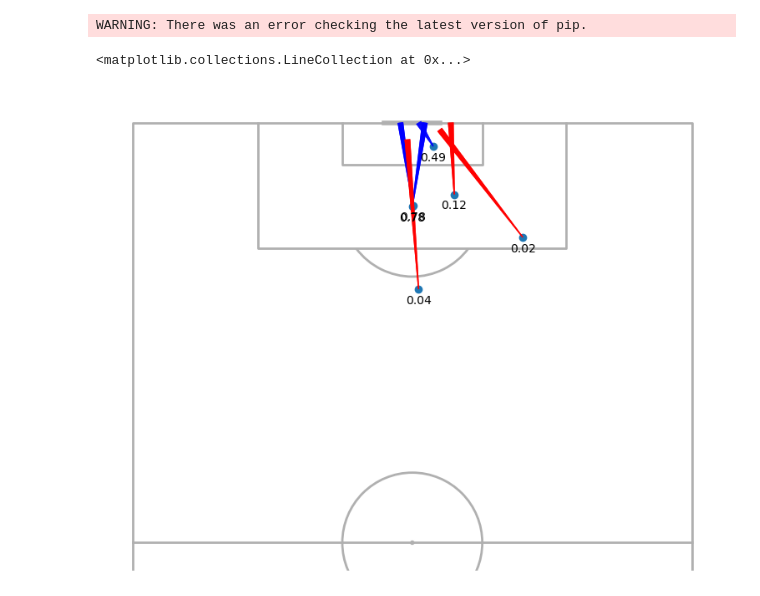
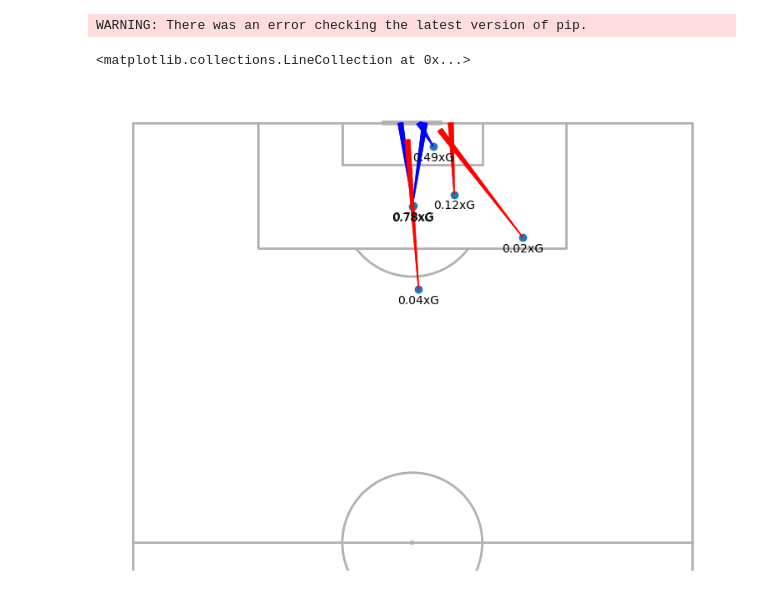
Before and after one commit to victortaouil/StatsBomb_Analysis, a Jupyter notebook: StatsBomb_Messi_Shots.ipynb, the cells around one changed output. Cells and saved outputs as stored; diff of their text form; code cells hidden in the pictures.

```diff
--- a/StatsBomb_Messi_Shots.ipynb
+++ b/StatsBomb_Messi_Shots.ipynb
@@ -186,17 +186,17 @@ non_goal_shots = messi_shots['shot_outcome'].loc[messi_shots['shot_outcome'] !=
 # %%
 #Plotting the pitch with the right passes in green and wrong ones in red. It's important to notice that the Messi's squad is always attacking to the right side of the pitch in this case.
 
 p = VerticalPitch(pitch_type= 'statsbomb', half = True)
 
 fig, ax = p.draw(figsize=(8,6))
 
 p.scatter(x = messi_shots['x_loc_start'], y = messi_shots['y_loc_start'], ax=ax)
 
 for y,x,j in zip(messi_shots['x_loc_start'],messi_shots['y_loc_start'],xG_messi_shot ):
-    p.text((y-1.5), x,j, va='center', ha='center', ax=ax)
+    p.text((y-1.5), x,str(j) + 'xG', va='center', ha='center', ax=ax)
 
 p.lines(xstart = messi_shots['x_loc_start'][goal_shots.index], ystart=messi_shots['y_loc_start'][goal_shots.index], xend= messi_shots['x_loc_end'][goal_shots.index], yend= messi_shots['y_loc_end'][goal_shots.index], ax=ax, comet= True, color = 'blue')
 p.lines(xstart = messi_shots['x_loc_start'][non_goal_shots.index], ystart=messi_shots['y_loc_start'][non_goal_shots.index], xend= messi_shots['x_loc_end'][non_goal_shots.index], yend= messi_shots['y_loc_end'][non_goal_shots.index], ax=ax, comet= True, color = 'red')
 # %% [output]
 <matplotlib.collections.LineCollection at 0x...>
-[figure, old version]
+[figure, new version]
```
